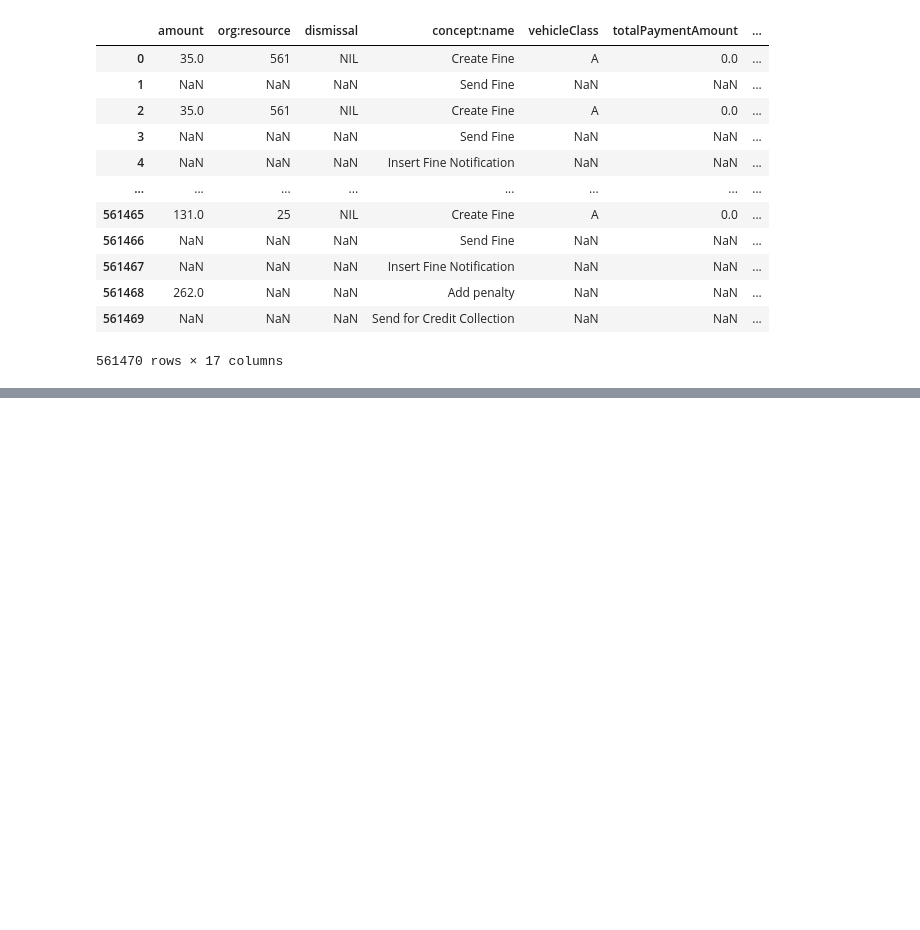
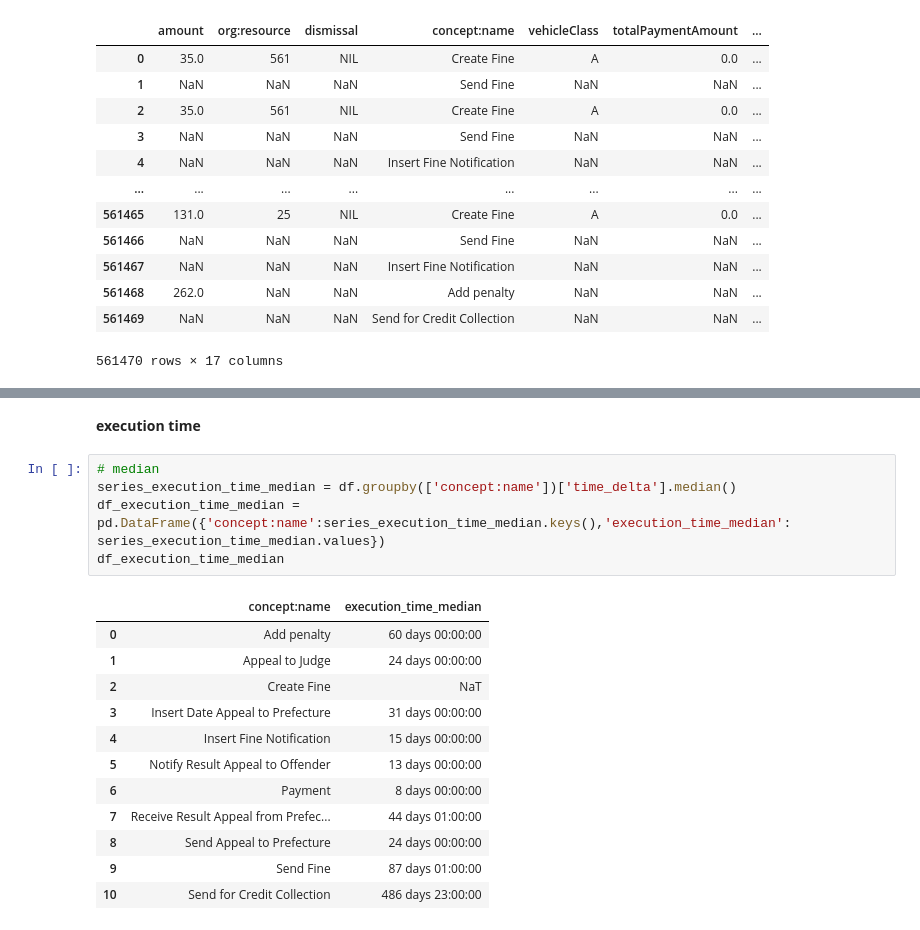
Before and after one commit to KiriBu10/rpa, a Jupyter notebook: code/nbs/road_traffic_fine_management_process.ipynb, the cells around one changed output, grey strips where cells are left out. Cells and saved outputs as stored; diff of their text form; blank space fills up the shorter version.

```diff
--- a/code/nbs/road_traffic_fine_management_process.ipynb
+++ b/code/nbs/road_traffic_fine_management_process.ipynb
@@ -68,0 +145,20 @@ Timedelta('124 days 23:26:13.911943568')
+# %% [markdown]
+**execution time**
+# %%
+# median
+series_execution_time_median = df.groupby(['concept:name'])['time_delta'].median()
+df_execution_time_median = pd.DataFrame({'concept:name':series_execution_time_median.keys(),'execution_time_median': series_execution_time_median.values})
+df_execution_time_median
+# %% [output]
+|  | concept:name | execution_time_median |
+| 0 | Add penalty | 60 days 00:00:00 |
+| 1 | Appeal to Judge | 24 days 00:00:00 |
+| 2 | Create Fine | NaT |
+| 3 | Insert Date Appeal to Prefecture | 31 days 00:00:00 |
+| 4 | Insert Fine Notification | 15 days 00:00:00 |
+| 5 | Notify Result Appeal to Offender | 13 days 00:00:00 |
+| 6 | Payment | 8 days 00:00:00 |
+| 7 | Receive Result Appeal from Prefec... | 44 days 01:00:00 |
+| 8 | Send Appeal to Prefecture | 24 days 00:00:00 |
+| 9 | Send Fine | 87 days 01:00:00 |
+| 10 | Send for Credit Collection | 486 days 23:00:00 |
```
Also changed, not shown: parts of 38 cells of this notebook, 5 other files.
